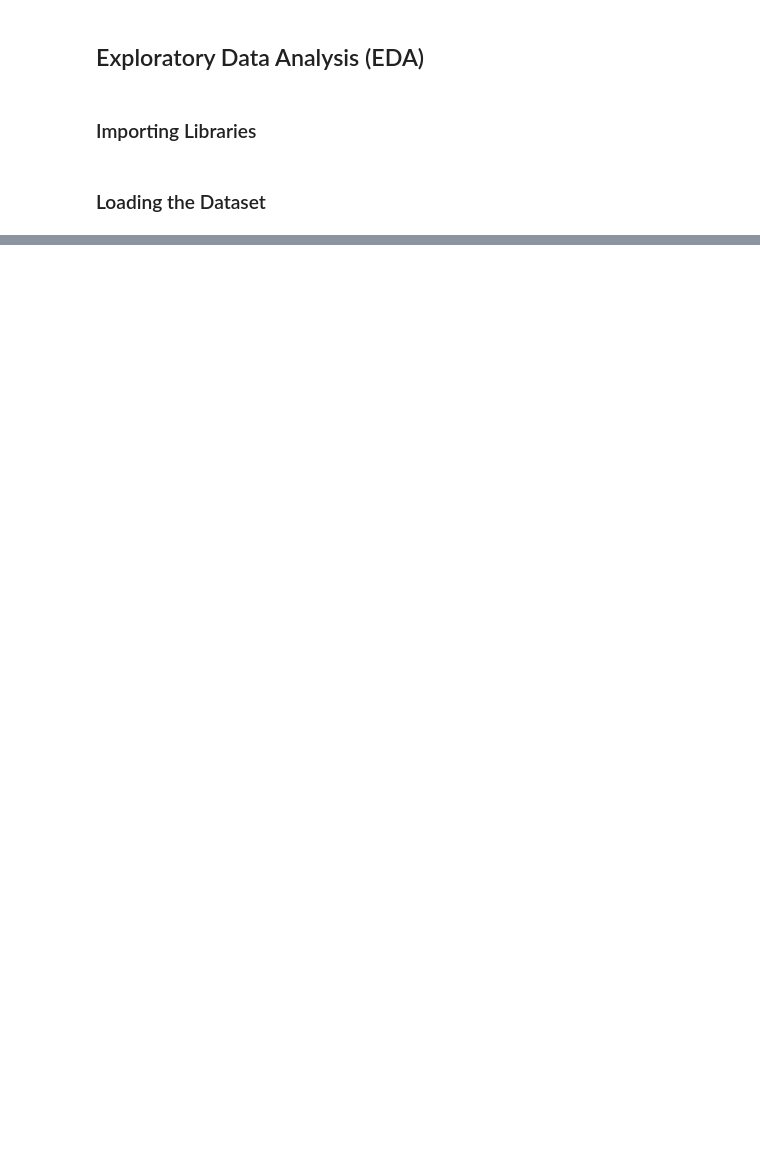
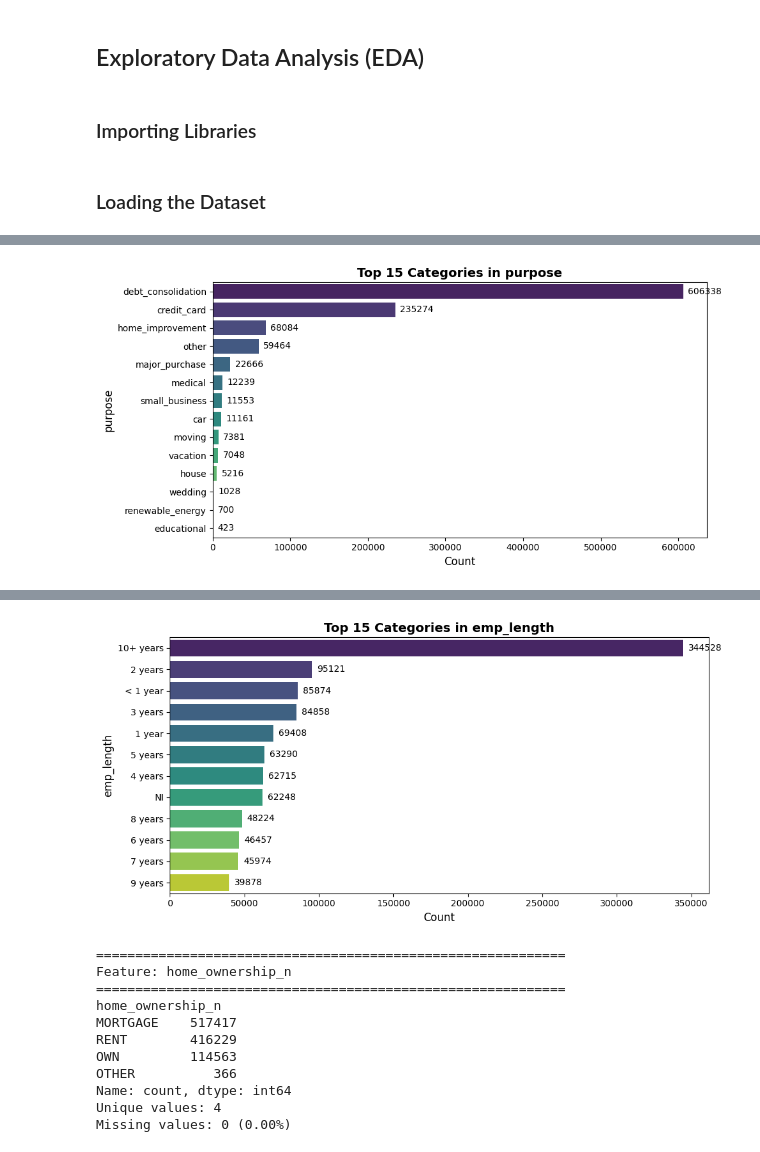
Before and after one commit to Lazy-Loaders-Group/Credit_Risk_Escalation, a Jupyter notebook: notebooks/01_data_exploration.ipynb, the cells around one changed output, grey strips where cells are left out. Cells and saved outputs as stored; diff of their text form; code cells hidden in the pictures; blank space fills up the shorter version.

```diff
--- a/notebooks/01_data_exploration.ipynb
+++ b/notebooks/01_data_exploration.ipynb
@@ -125,20 +187,61 @@ Numerical columns: ['id', 'revenue', 'dti_n', 'loan_amnt', 'fico_n', 'experience
 # %%
 # 4. Categorical feature analysis and bias checks
 cat_cols = df.select_dtypes(include=['object', 'category']).columns.tolist()
-print('Categorical columns:', cat_cols)
+# Exclude ID-like columns
+cat_cols = [col for col in cat_cols if col not in ['id', 'title', 'desc']]
+print(f'Categorical columns ({len(cat_cols)}): {cat_cols}')
 
-for col in cat_cols[:10]:  # limit to first 10 to keep output manageable
-    print(f'\nValue counts for {col}:')
-    print(df[col].value_counts().head(20))
+# Analyze key categorical features
+key_cats = ['purpose', 'emp_length', 'home_ownership_n', 'addr_state']
+key_cats = [col for col in key_cats if col in df.columns]
 
-# Example demographic bias checks
-demographic_cols = [c for c in ['age', 'gender', 'nationality'] if c in df.columns]
-for col in demographic_cols:
-    plt.figure(figsize=(6,4))
-    if df[col].dtype == 'object':
-        sns.countplot(x=col, data=df)
-    else:
-        sns.histplot(df[col], kde=True)
-    plt.title(f'Distribution of {col}')
+for col in key_cats:
+    print(f'\n{"="*60}')
+    print(f'Feature: {col}')
+    print(f'{"="*60}')
+    print(df[col].value_counts().head(15))
+    print(f'Unique values: {df[col].nunique()}')
+    print(f'Missing values: {df[col].isnull().sum()} ({df[col].isnull().sum()/len(df)*100:.2f}%)')
+
+    # Plot top categories
+    plt.figure(figsize=(10, 5))
+    top_categories = df[col].value_counts().head(15)
+    ax = sns.barplot(x=top_categories.values, y=top_categories.index, palette='viridis')
+    plt.title(f'Top 15 Categories in {col}', fontsize=14, fontweight='bold')
+    plt.xlabel('Count', fontsize=12)
+    plt.ylabel(col, fontsize=12)
+
+    # Add count labels
+    for i, v in enumerate(top_categories.values):
+        ax.text(v + 0.01 * max(top_categories.values), i, str(v),
+                va='center', fontsize=10)
+
+    plt.tight_layout()
+    plt.savefig(f'../results/figures/categorical_{col}.png', dpi=300, bbox_inches='tight')
     plt.show()
+
+# Default rate by categorical feature
+print(f'\n{"="*60}')
+print('Default Rates by Categorical Features')
+print(f'{"="*60}')
+
+for col in key_cats:
+    if col in df.columns:
+        default_rate = df.groupby(col)['Default'].mean().sort_values(ascending=False)
+        print(f'\nDefault Rate by {col} (Top 10):')
+        print(default_rate.head(10))
+
+        # Plot default rate
+        plt.figure(figsize=(10, 5))
+        top_cats = default_rate.head(15)
+        ax = sns.barplot(x=top_cats.values, y=top_cats.index, palette='RdYlGn_r')
+        plt.title(f'Default Rate by {col} (Top 15)', fontsize=14, fontweight='bold')
+        plt.xlabel('Default Rate', fontsize=12)
+        plt.ylabel(col, fontsize=12)
+        plt.axvline(x=df['Default'].mean(), color='red', linestyle='--',
+                   label=f'Overall Default Rate: {df["Default"].mean():.3f}')
+        plt.legend()
+        plt.tight_layout()
+        plt.savefig(f'../results/figures/default_rate_{col}.png', dpi=300, bbox_inches='tight')
+        plt.show()
 # %% [output]
@@ -161,0 +265 @@ Name: count, dtype: int64
+[figure, added]
@@ -161,0 +285,12 @@ Name: count, dtype: int64
+[figure, added]
+============================================================
+Feature: home_ownership_n
+============================================================
+home_ownership_n
+MORTGAGE    517417
+RENT        416229
+OWN         114563
+OTHER          366
+Name: count, dtype: int64
+Unique values: 4
+Missing values: 0 (0.00%)
```
Also changed, not shown: parts of 6 cells of this notebook, 30 other files.
